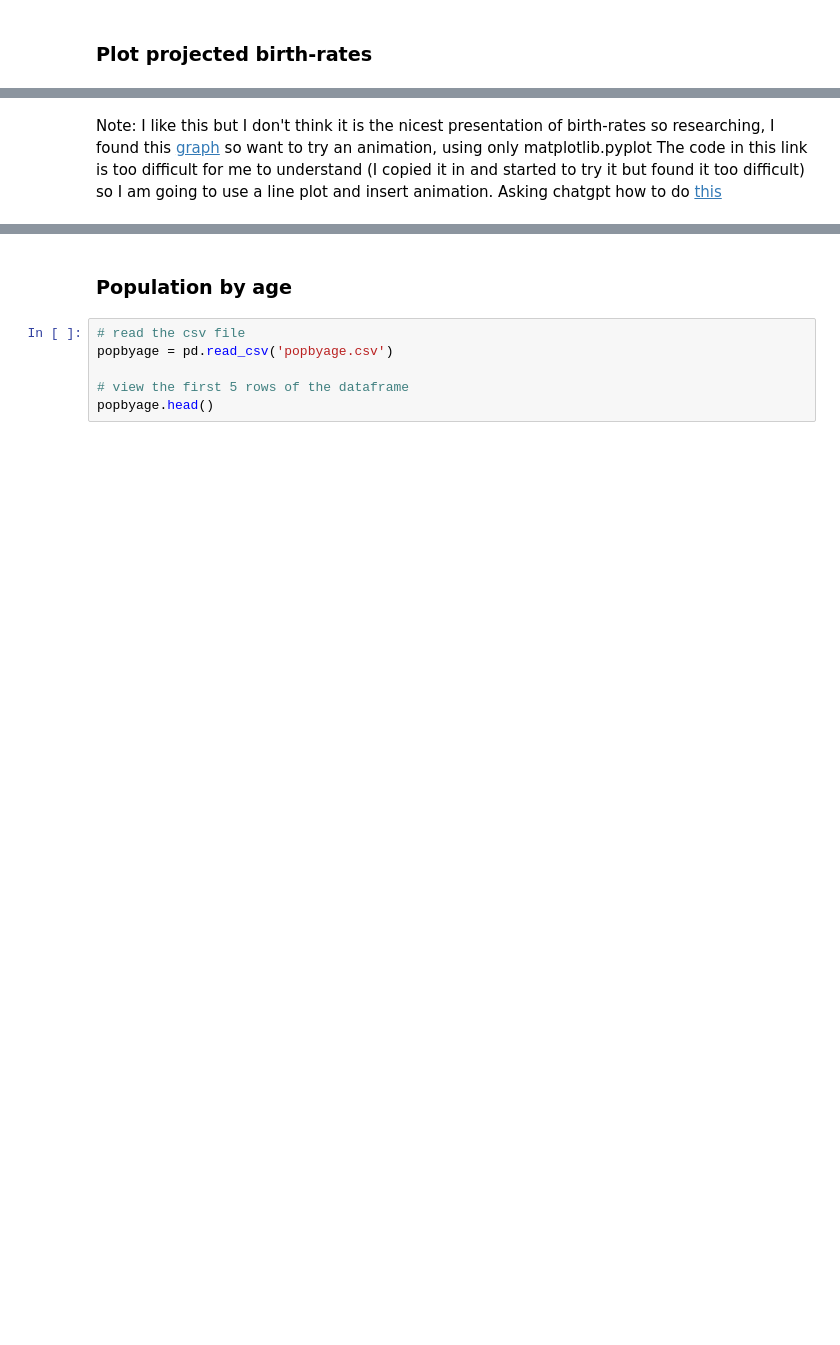
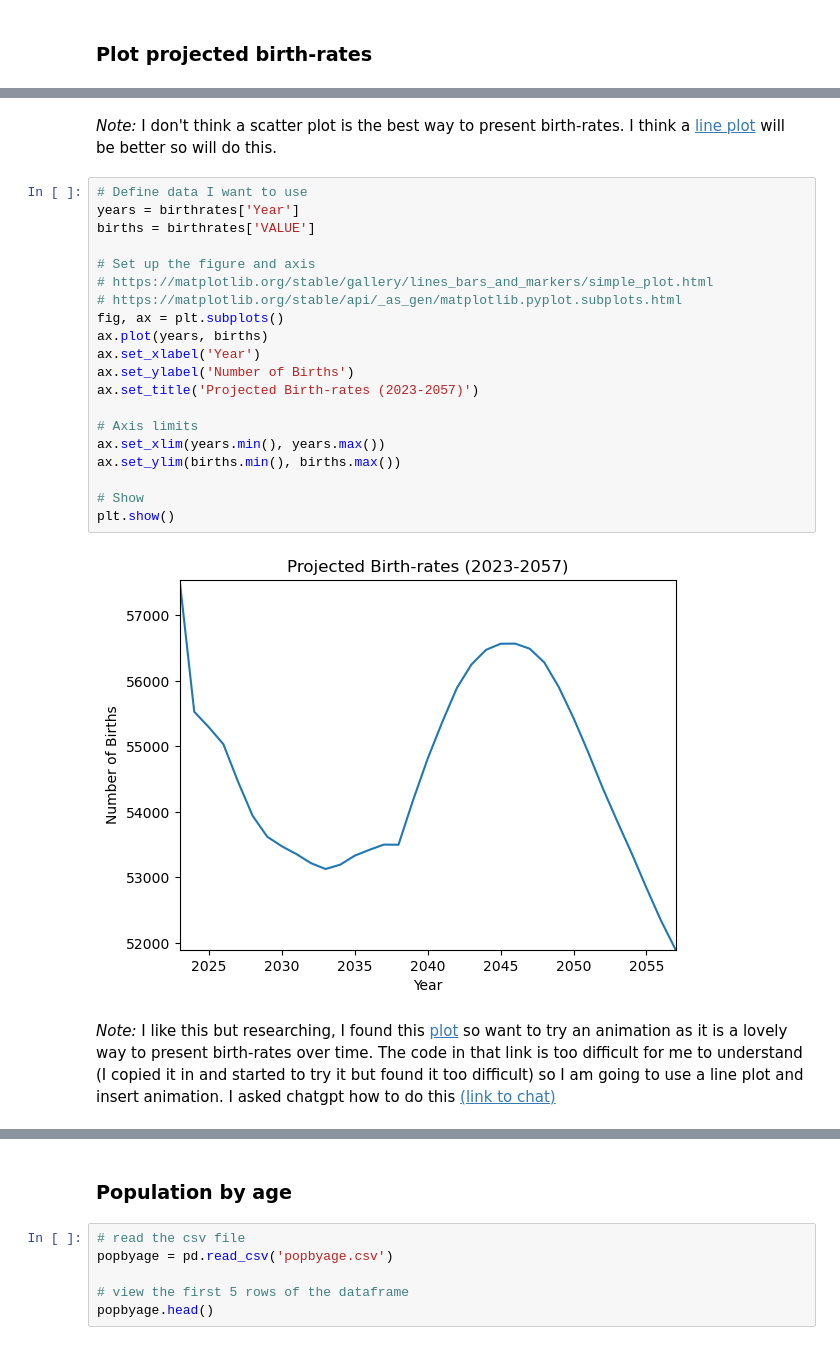
Before and after one commit to seasid3/programming-for-data-analytics-assignments, a Jupyter notebook: topic01/topic01_extra_exercise.ipynb, the cells around one changed output, grey strips where cells are left out. Saved outputs shown, nothing was run; the diff lists cells and outputs as text; blank space fills up the shorter version.

```diff
--- a/topic01/topic01_extra_exercise.ipynb
+++ b/topic01/topic01_extra_exercise.ipynb
@@ -72,8 +78,31 @@ plt.show()
+# %% [markdown]
+*Note:* I don't think a scatter plot is the best way to present birth-rates. I think a [line plot](https://matplotlib.org/stable/gallery/lines_bars_and_markers/simple_plot.html) will be better so will do this.
+# %%
+# Define data I want to use
+years = birthrates['Year']
+births = birthrates['VALUE']
+
+# Set up the figure and axis
+# https://matplotlib.org/stable/gallery/lines_bars_and_markers/simple_plot.html
+# https://matplotlib.org/stable/api/_as_gen/matplotlib.pyplot.subplots.html
+fig, ax = plt.subplots()
+ax.plot(years, births)
+ax.set_xlabel('Year')
+ax.set_ylabel('Number of Births')
+ax.set_title('Projected Birth-rates (2023-2057)')
+
+# Axis limits
+ax.set_xlim(years.min(), years.max())
+ax.set_ylim(births.min(), births.max())
+
+# Show
+plt.show()
+# %% [output]
+[figure, added]
 # %% [markdown]
-Note: I like this but I don't think it is the nicest presentation of birth-rates so researching,
-I found this [graph](https://ourworldindata.org/grapher/number-of-births-per-year?time=earliest..2100) so want to try an animation, using only matplotlib.pyplot
-The code in this link is too difficult for me to understand (I copied it in and started to try it but
+*Note:* I like this but researching, I found this [plot](https://ourworldindata.org/grapher/number-of-births-per-year?time=earliest..2100) so want to try an animation as it is a lovely way to present birth-rates over time.
+The code in that link is too difficult for me to understand (I copied it in and started to try it but
 found it too difficult) so I am going to use a line plot and insert animation.
-Asking chatgpt how to do [this]()
+I asked chatgpt how to do this [(link to chat)](https://chatgpt.com/share/69333120-66f0-800d-9602-dbf98c6ebeb1)
 # %%
 # Use an animation to show how birthrates are projected to change over time
```
Also changed, not shown: parts of 5 cells of this notebook.
